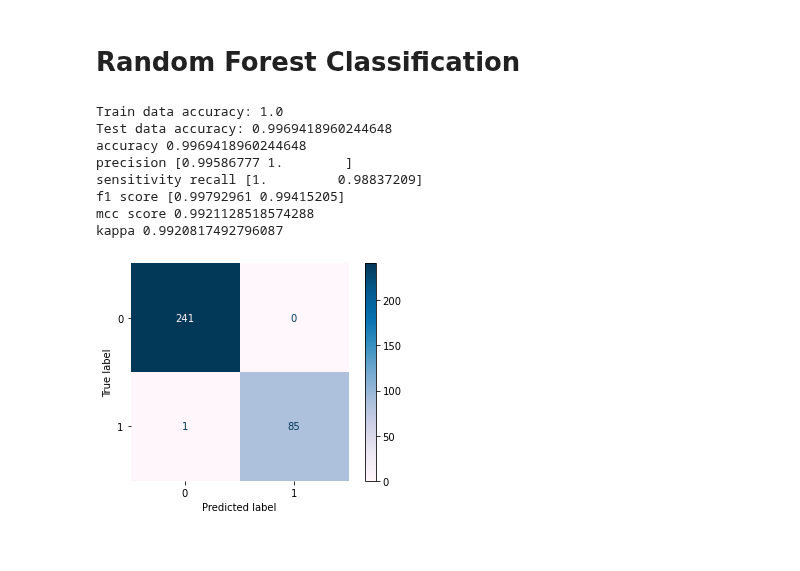
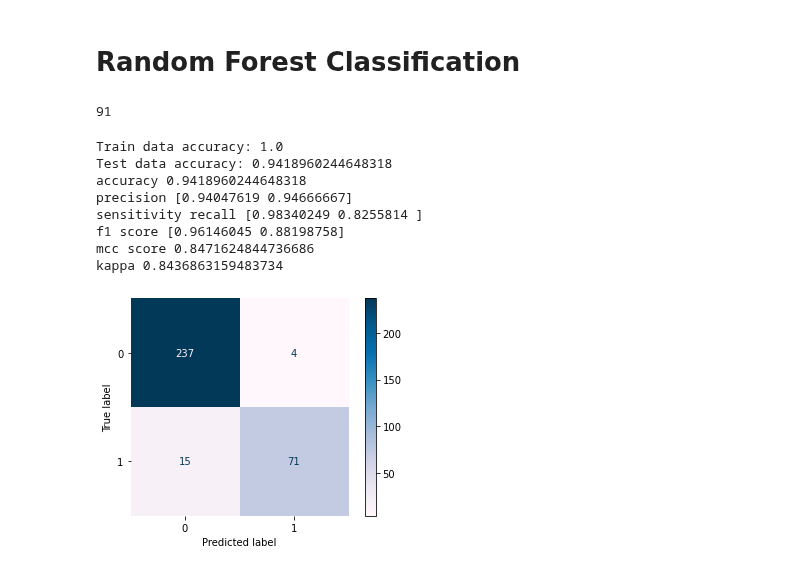
Before and after one commit to yeluH/MT_FI, a Jupyter notebook: Notebooks/5_Presence_of_accident_corr_loc.ipynb, the cells around one changed output. Drawn from its saved outputs; the diff is of its cells as text; code cells hidden in the pictures.

Commit message:
Remove dvfpath

```diff
--- a/Notebooks/5_Presence_of_accident_corr_loc.ipynb
+++ b/Notebooks/5_Presence_of_accident_corr_loc.ipynb
@@ -124,7 +124,7 @@ Index(['Nr', 'cmean', 'cmin', 'csum', 'cmax', 'cp', 'mewmin', 'megmin',
 cn = ['cmean', 'cmin', 'csum', 'cmax', 'cp', 'mewmin', 'megmin',
        'iemin', 'mewmax', 'megmax', 'iemax', 'mew', 'meg', 'ie', 'dbusl',
        'dtraml', 'dtrainl', 'dplight', 'dstation', 'dparkcar', 'dparktw',
-       'dpedcro', 'dstopsign', 'dtrafficarea', 'droad', 'droad_sl', 'dvfpath',
+       'dpedcro', 'dstopsign', 'dtrafficarea', 'droad', 'droad_sl',
        'gvm_dwv', 'gvm_msp', 'gvm_asp', 'r_width', 'speedlimit',
        'bicyclecount', 'carcount', 'z_qnr_1', 'z_qnr_2', 'z_qnr_3', 'z_qnr_4',
        'z_qnr_5', 'z_qnr_6', 'z_qnr_7', 'z_qnr_8', 'z_qnr_9', 'z_qnr_10',
@@ -139,6 +139,8 @@ cn = ['cmean', 'cmin', 'csum', 'cmax', 'cp', 'mewmin', 'megmin',
        'speedlimit_3', 'speedlimit_4', 'speedlimit_5', 'speedlimit_6']
 
 # n_th dummy variables, not-good-resource variable were already removed
+# Need to remove dvfpath, which is generated from the same data with qseudo points
+## Which is: dvfpath is 0 for all pseudo points, since the pseudo points were generated as random points distributed on it.
 # %%
 print(len(cn))
 # %% [output]
@@ -1449,44 +1459,48 @@ log_sbfs.append(r3.prsquared)
 # %%
 # This section is application of random forest classification
 # for presence of accidents
+# %%
+print(len(cn))
+# %% [output]
+91
 # %%
 # RF classification using independent variables without filtering (to be compared with)
 y0 = dfacrpv['acp']
-x0 = dfacrpv[cntryn]
+x0 = dfacrpv[cn]
 
 X_train, X_test, y_train, y_test = train_test_split(x0, y0,
                                                     test_size = 0.3,
                                                     random_state = 7)
-rfc = RandomForestClassifier(n_estimators = 20, max_depth=16,
+rfc = RandomForestClassifier(n_estimators = 30, max_depth=20,
                               random_state = 6)
 rfc.fit(X_train, y_train)
 y_pred_rfc = rfc.predict(X_test)
 print("Train data accuracy:",accuracy_score(y_true = y_train, y_pred = rfc.predict(X_train)))
 print("Test data accuracy:",accuracy_score(y_true = y_test, y_pred = y_pred_rfc))
 confusion_matrix_rfc = metrics.confusion_matrix(y_test, y_pred_rfc)
 cm_display_rfc = metrics.ConfusionMatrixDisplay(confusion_matrix = confusion_matrix_rfc)
 cm_display_rfc.plot(cmap = 'PuBu')
 plt.box(False)
 acc_rfc = metrics.accuracy_score(y_test, y_pred_rfc)
 print('accuracy', acc_rfc)
 pre_rfc = metrics.precision_score(y_test, y_pred_rfc, average = None)
 print('precision', pre_rfc)
 senrec_rfc = metrics.recall_score(y_test, y_pred_rfc, average = None)
 print('sensitivity recall', senrec_rfc)
 f1_rfc = metrics.f1_score(y_test, y_pred_rfc, average = None)
 print('f1 score', f1_rfc)
 mcc_rfc = metrics.matthews_corrcoef(y_test, y_pred_rfc)
 print('mcc score', mcc_rfc)
 ka_rfc= metrics.cohen_kappa_score(y_test, y_pred_rfc)
 print('kappa', ka_rfc)
 # %% [output]
 Train data accuracy: 1.0
-Test data accuracy: 0.9969418960244648
-accuracy 0.9969418960244648
-precision [0.99586777 1.        ]
-sensitivity recall [1.         0.98837209]
-f1 score [0.99792961 0.99415205]
-mcc score 0.9921128518574288
-kappa 0.9920817492796087
+Test data accuracy: 0.9418960244648318
+accuracy 0.9418960244648318
+precision [0.94047619 0.94666667]
+sensitivity recall [0.98340249 0.8255814 ]
+f1 score [0.96146045 0.88198758]
+mcc score 0.8471624844736686
+kappa 0.8436863159483734
-[figure, old version]
+[figure, new version]
 # %%
```
Also changed, not shown: parts of 49 cells of this notebook.
